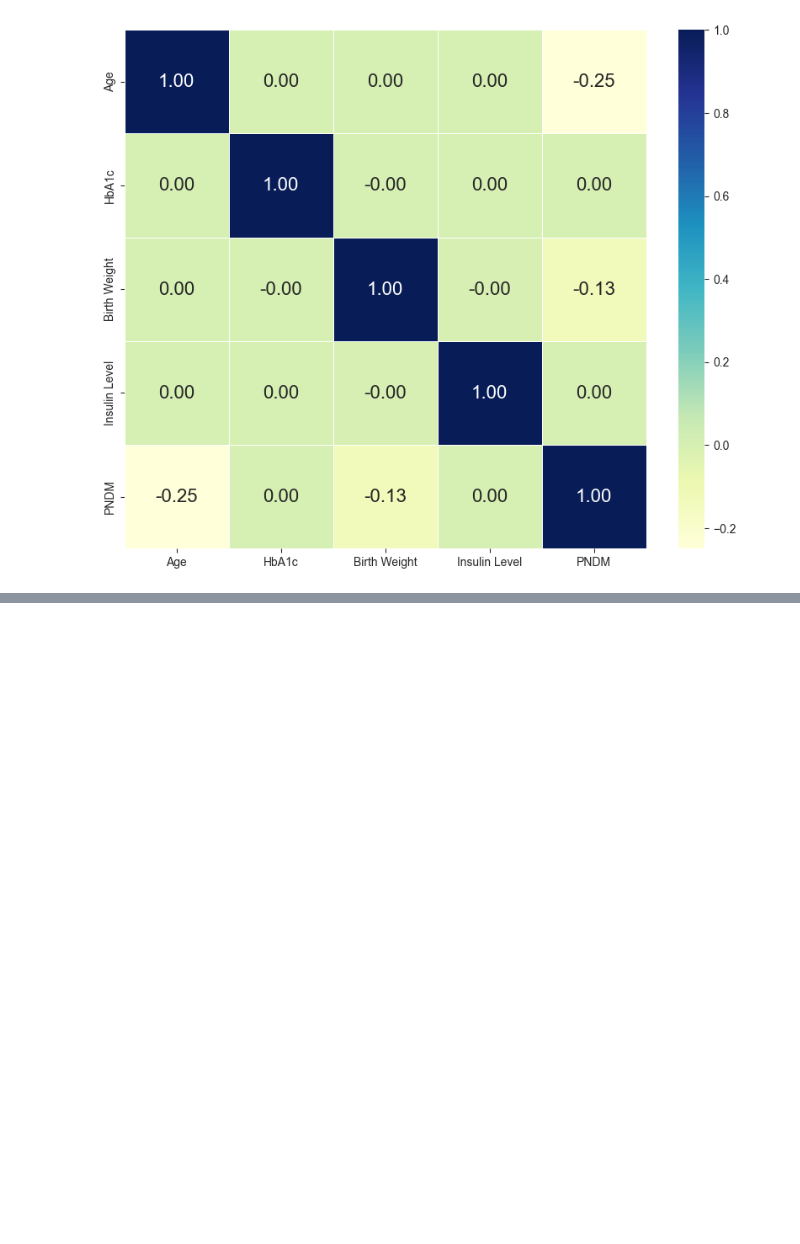
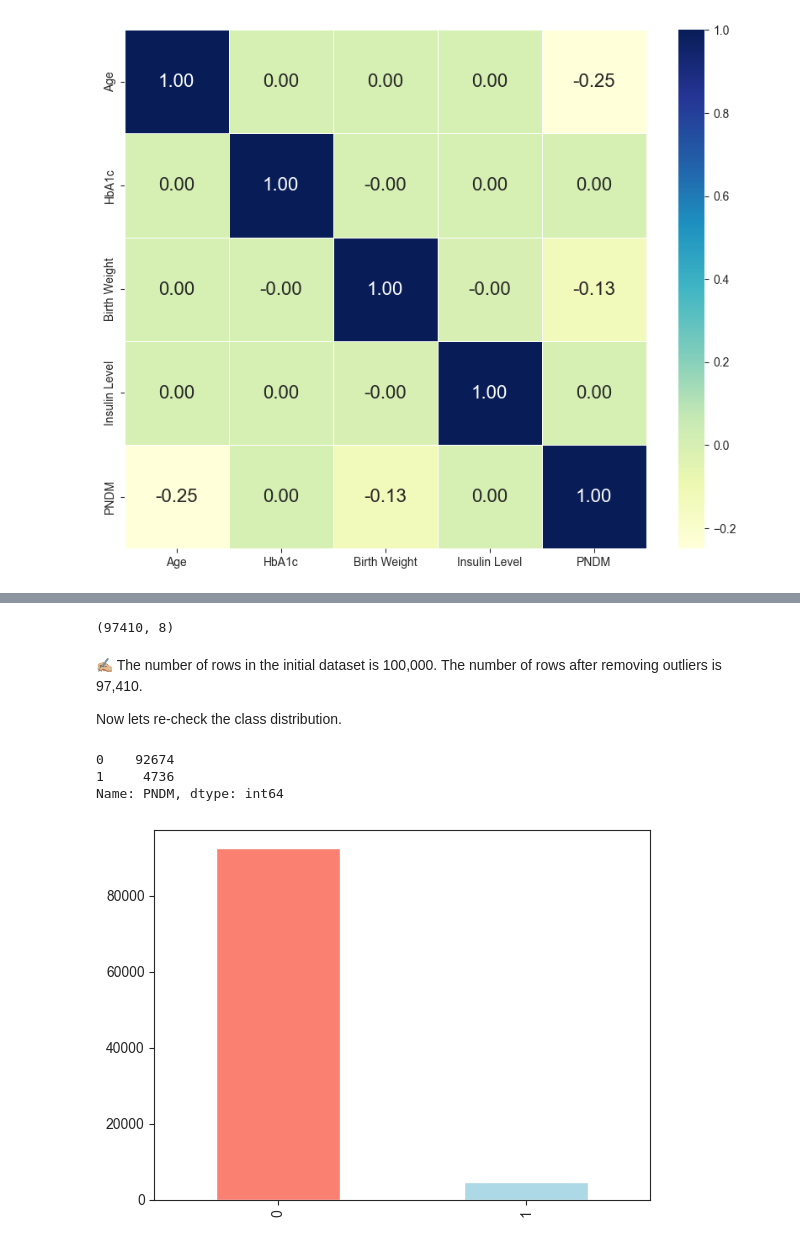
Before and after one commit to muscak/PNDM-Prediction, a Jupyter notebook: PNDM-Prediction.ipynb, the cells around one changed output, grey strips where cells are left out. Cells and saved outputs as stored; diff of their text form; code cells hidden in the pictures; blank space fills up the shorter version.

```diff
--- a/PNDM-Prediction.ipynb
+++ b/PNDM-Prediction.ipynb
@@ -258,0 +293,22 @@ sb.heatmap(corr_matrix,
+# %%
+df_clean = df[(df['HbA1c'] >= 4) & (df['HbA1c'] <= 10)
+             & (df['Birth Weight'] >= 1.5) & (df['Birth Weight'] <= 4)
+             &(df['Insulin Level'] >= 0) & (df['Insulin Level'] <= 10.2)].reset_index().drop('index', axis=1)
+df_clean.shape
+# %% [output]
+(97410, 8)
+# %% [markdown]
+✍🏼 The number of rows in the initial dataset is 100,000. The number of rows after removing outliers is 97,410.
+
+Now lets re-check the class distribution.
+# %%
+df_clean['PNDM'].value_counts()
+# %% [output]
+0    92674
+1     4736
+Name: PNDM, dtype: int64
+# %%
+df_clean['PNDM'].value_counts().plot(kind='bar', color=['salmon', 'lightblue'])
+plt.show()
+# %% [output]
+[figure, added]
```
Also changed, not shown: parts of 16 cells of this notebook.
